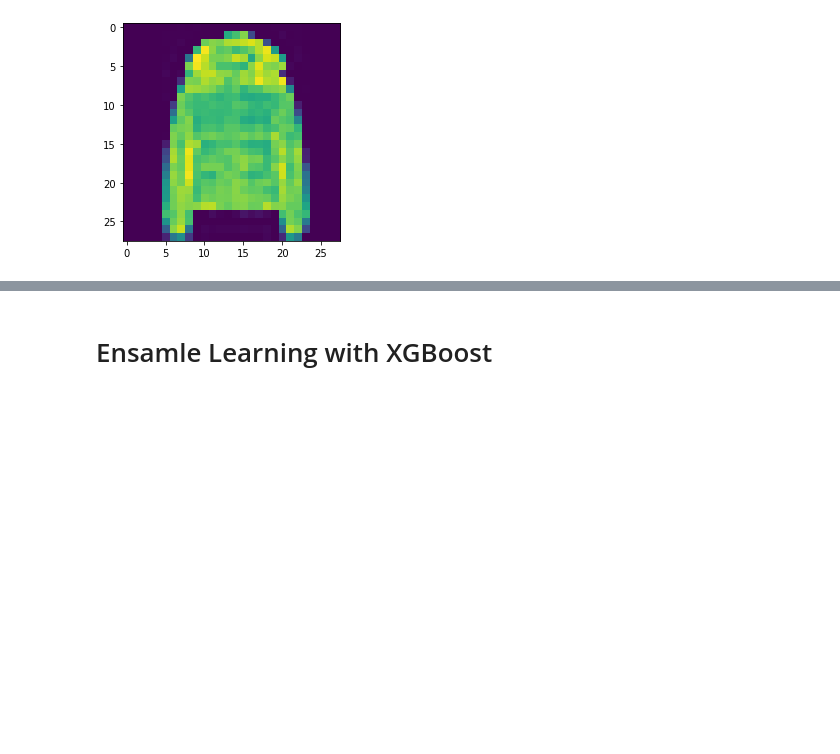
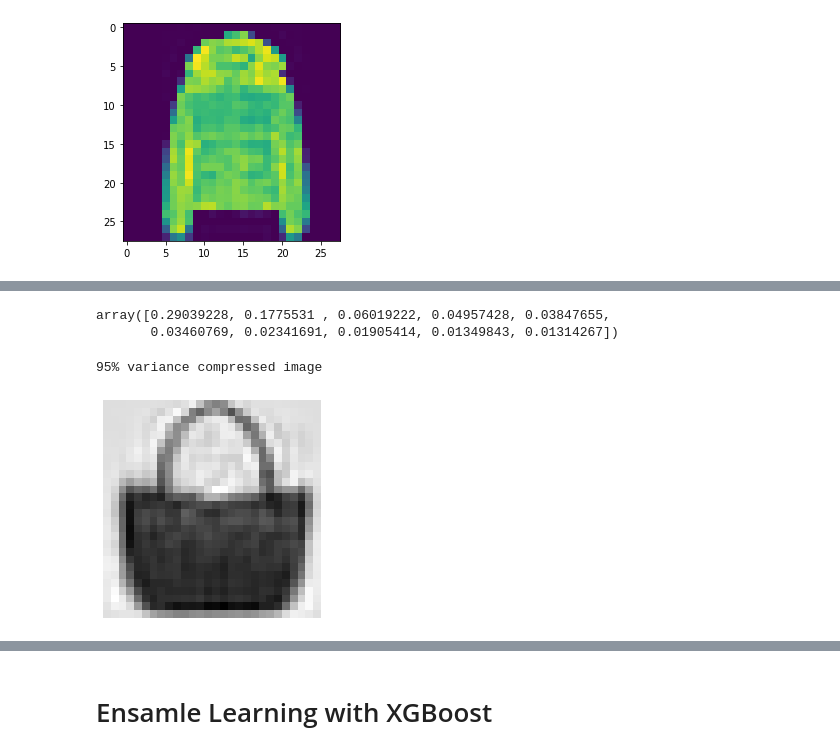
Before and after one commit to Yasmin0610/OurProject, a Jupyter notebook: Fashion - MNIST Project-Copy1.ipynb, the cells around one changed output, grey strips where cells are left out. Drawn from its saved outputs; the diff is of its cells as text; code cells hidden in the pictures; blank space fills up the shorter version.

```diff
--- a/Fashion - MNIST Project-Copy1.ipynb
+++ b/Fashion - MNIST Project-Copy1.ipynb
@@ -180,0 +132,3 @@ log_reg.score(X_test,Y_test)
+# %%
+trainX = trainX.reshape((60000, 28, 28))
+testX = testX.reshape((10000, 28, 28))
@@ -180,0 +182,17 @@ log_reg.score(X_test,Y_test)
+# %%
+pca.explained_variance_ratio_[:10]
+# %% [output]
+array([0.29039228, 0.1775531 , 0.06019222, 0.04957428, 0.03847655,
+       0.03460769, 0.02341691, 0.01905414, 0.01349843, 0.01314267])
+# %%
+pca = PCA(n_components = 179)
+X_reduced = pca.fit_transform(X_train)
+X_recovered = pca.inverse_transform(X_reduced)
+# %%
+print('95% variance compressed image')
+plt.imshow(X_recovered[100].reshape(28, 28), cmap="binary")
+plt.axis("off")
+plt.show()
+# %% [output]
+95% variance compressed image
+[figure, added]
```
Also changed, not shown: parts of 57 cells of this notebook.
